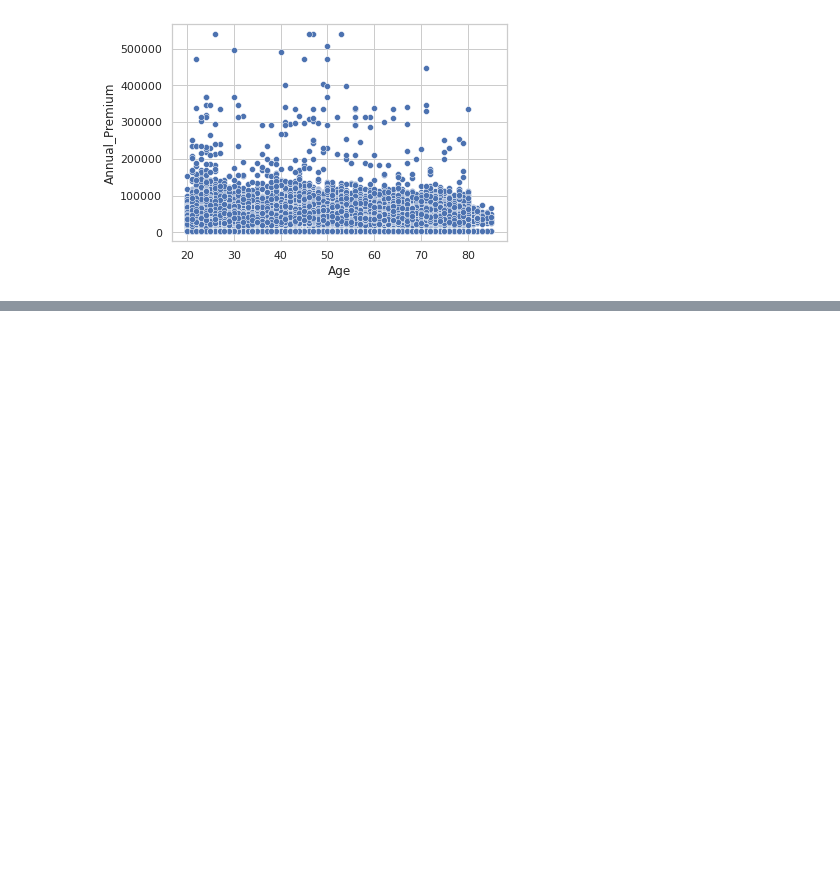
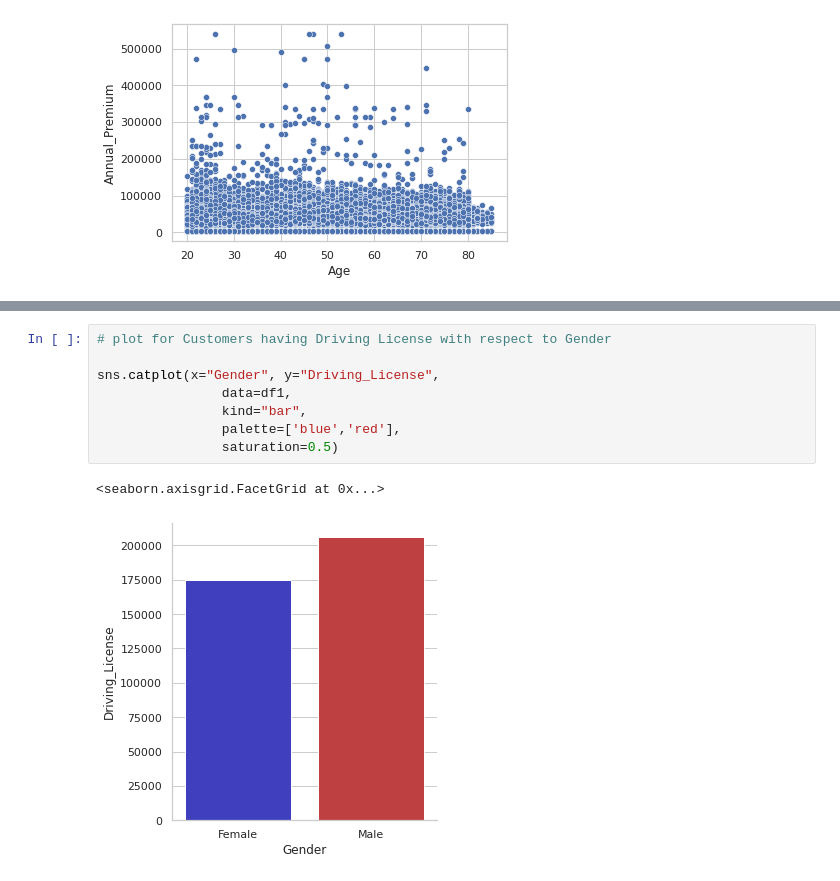
Before and after one commit to shu-nya/Health-Insurance-Cross-Sell-Prediction, a Jupyter notebook: HEALTH_INSURANCE_CROSS_SELL_PREDICTION.ipynb, the cells around one changed output, grey strips where cells are left out. Cells and saved outputs as stored; diff of their text form; blank space fills up the shorter version.

```diff
--- a/HEALTH_INSURANCE_CROSS_SELL_PREDICTION.ipynb
+++ b/HEALTH_INSURANCE_CROSS_SELL_PREDICTION.ipynb
@@ -229,0 +291,11 @@ sns.scatterplot(x=df['Age'],y=df['Annual_Premium'])
+# %%
+# plot for Customers having Driving License with respect to Gender
+
+sns.catplot(x="Gender", y="Driving_License",
+                data=df1,
+                kind="bar",
+                palette=['blue','red'],
+                saturation=0.5)
+# %% [output]
+<seaborn.axisgrid.FacetGrid at 0x...>
+[figure, added]
```
Also changed, not shown: parts of 37 cells of this notebook.
